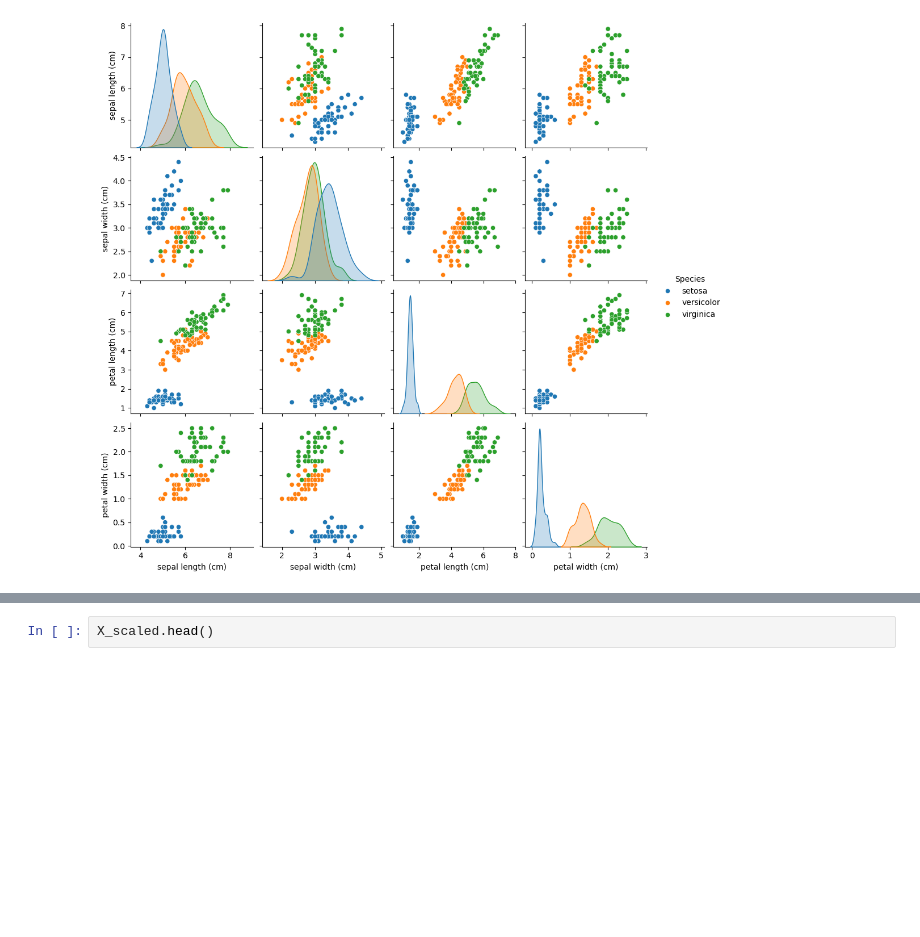
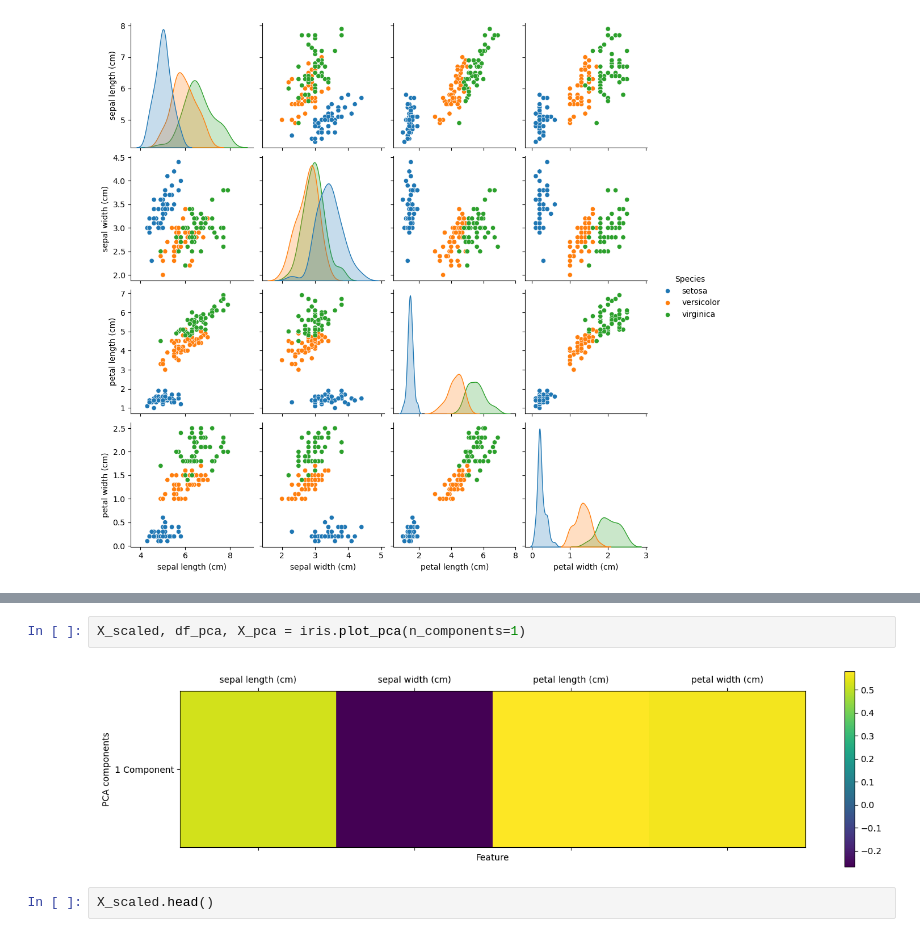
Before and after one commit to adachi0612/iris_work, a Jupyter notebook: analyze_iris_ruito_adachi.ipynb, the cells around one changed output, grey strips where cells are left out. Drawn from its saved outputs; the diff is of its cells as text; blank space fills up the shorter version.

```diff
--- a/analyze_iris_ruito_adachi.ipynb
+++ b/analyze_iris_ruito_adachi.ipynb
@@ -150,3 +153,7 @@ X_scaled, df_pca, X_pca = iris.plot_pca(n_components=2)
+# %%
+X_scaled, df_pca, X_pca = iris.plot_pca(n_components=1)
+# %% [output]
+[figure, added]
 # %%
 X_scaled.head()
 # %% [output]
```
Also changed, not shown: parts of 10 cells of this notebook, 1 other file.
